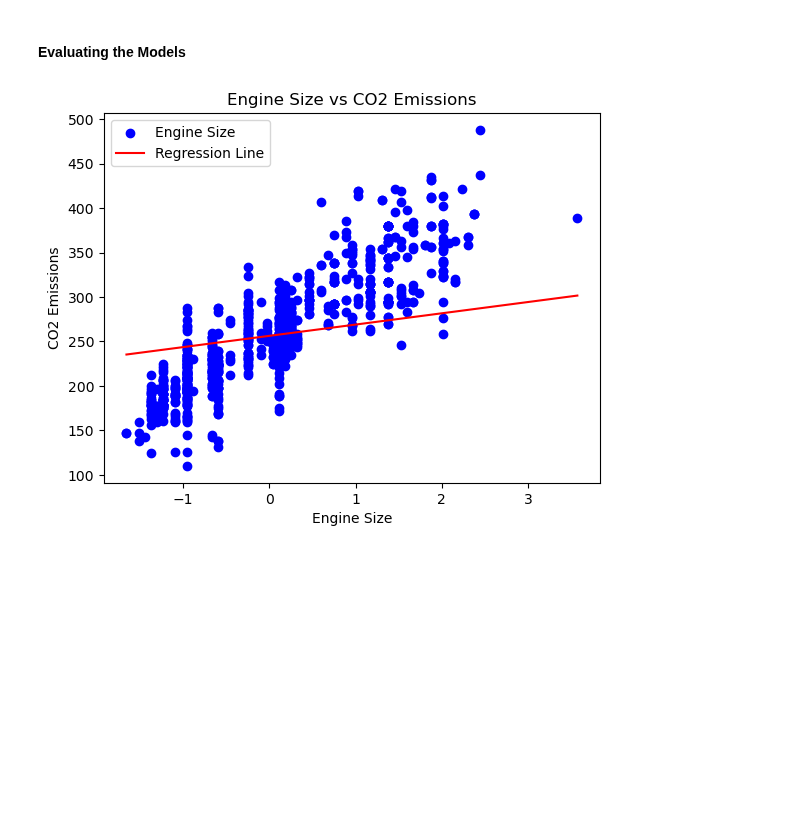
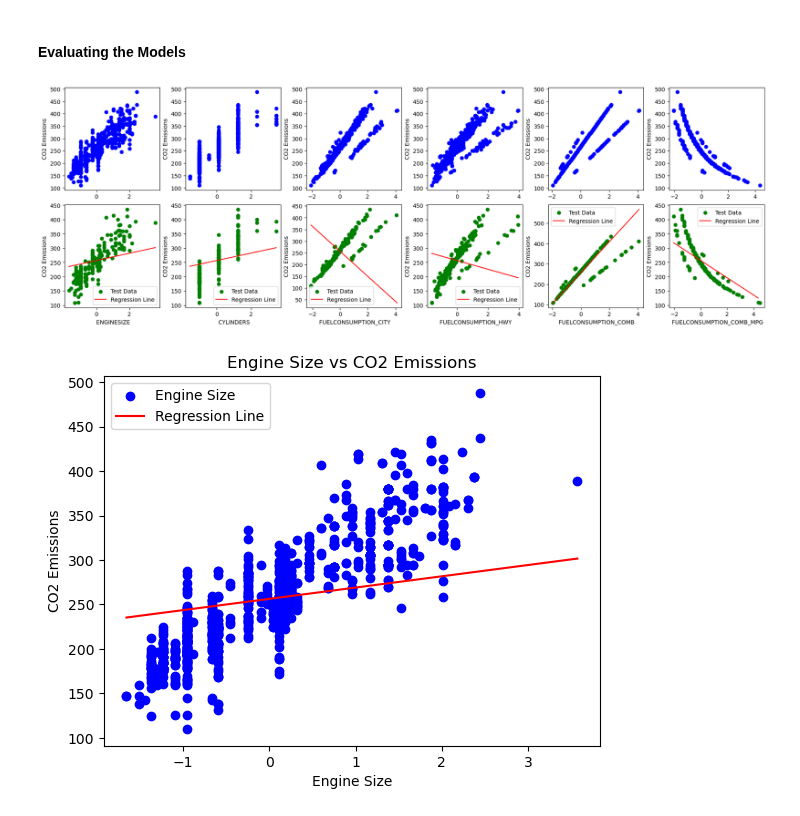
Before and after one commit to gps-stellar/Simple-Regression-Models, a Jupyter notebook: Multiple_Linear_Regression.ipynb, the cells around one changed output. Cells and saved outputs as stored; diff of their text form; code cells hidden in the pictures; blank space fills up the shorter version.

Commit message:
Plotting features against the target variable and comparing with the tst features with the multiple linear regression lines

```diff
--- a/Multiple_Linear_Regression.ipynb
+++ b/Multiple_Linear_Regression.ipynb
@@ -210,6 +210,29 @@ Coefficients: [ 12.68210265  13.0078442  -53.29772537 -15.28482881  76.18368459
 Intercept: 256.3539053918813
 # %% [markdown]
 #### Evaluating the Models
+# %%
+col_names = df.columns.tolist()
+fig, axs = plt.subplots(2, 6, figsize=(18, 6), layout = "constrained")
+
+# Plotting each feature against the target variable for both train and test sets
+for i in range (6):
+    axs[0, i].scatter(X_train[:, i], y_train, color='blue', label='Train Data')
+    axs[0, i].set_ylabel('CO2 Emissions')
+
+    # Regression Line
+    x_vals = np.linspace(X_train[:, i].min(), X_train[:, i].max(), 100)
+    y_vals = coef_[i] * x_vals + intercept_
+
+# Training Set Regression Line
+    axs[1, i].scatter(X_test[:, i], y_test, color='green', label='Test Data')
+    axs[1, i].set_xlabel(f' {col_names[i]}')
+    axs[1, i].set_ylabel('CO2 Emissions')
+
+    # Regression Line
+    axs[1, i].plot(x_vals, coef_[i] * x_vals + intercept_, color='red', label='Regression Line')
+    axs[1, i].legend()
+# %% [output]
+[figure, added]
 # %%
 # Plotting each feature against the target variable
 plt.scatter(X_train[:, 0], y_train, color='blue', label='Engine Size')
```
Also changed, not shown: parts of 1 cell of this notebook.
